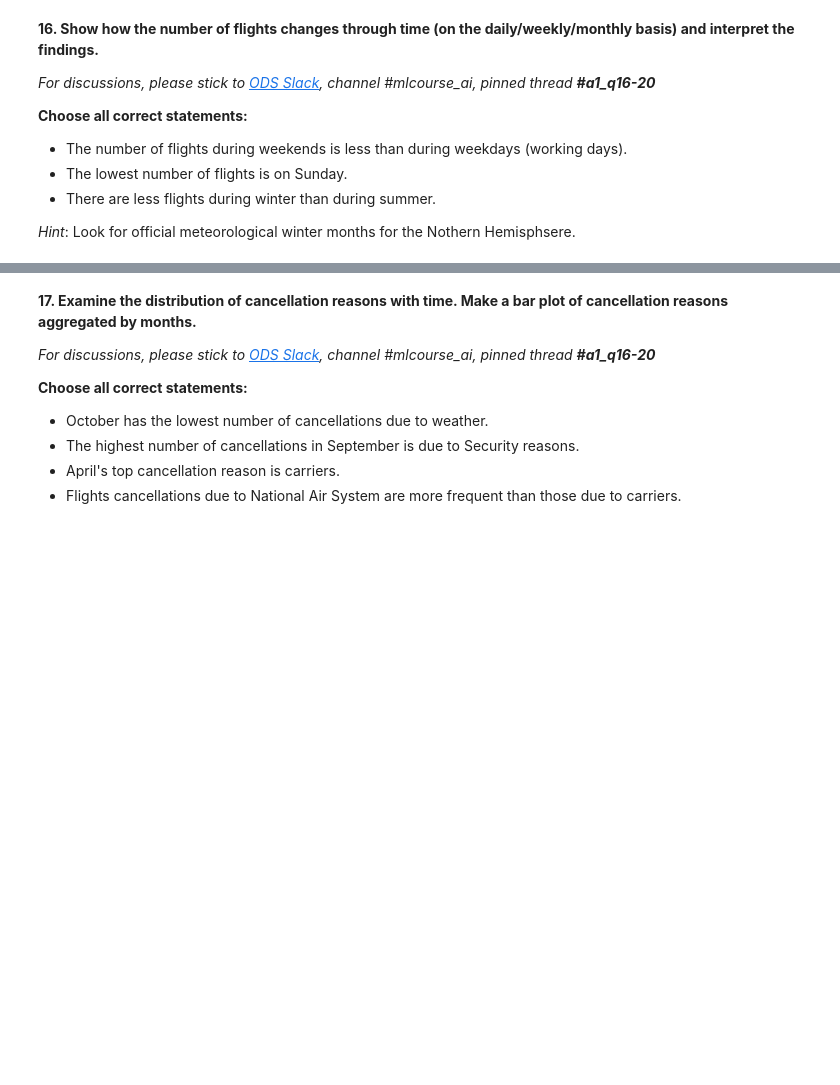
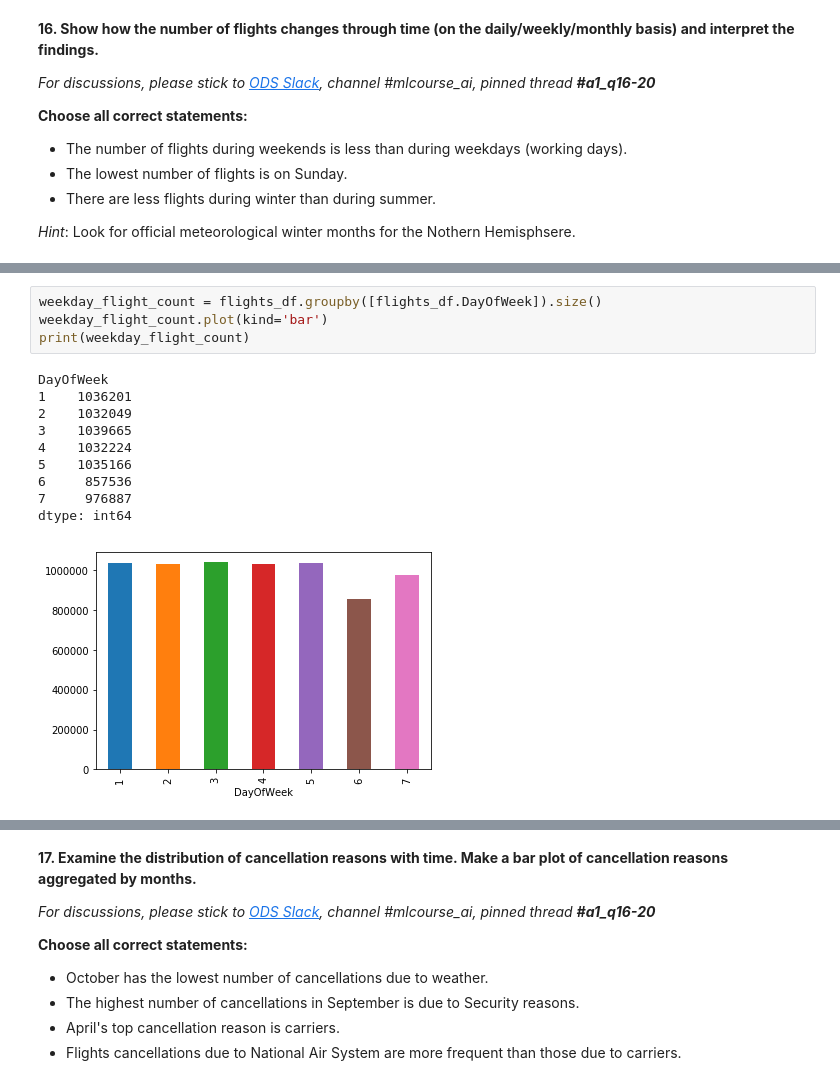
Before and after one commit to sitask/Spring2019_mlcourse.ai, a Jupyter notebook: assgn_1.ipynb, the cells around one changed output, grey strips where cells are left out. Cells and saved outputs as stored; diff of their text form; blank space fills up the shorter version.

```diff
--- a/assgn_1.ipynb
+++ b/assgn_1.ipynb
@@ -629,0 +668,15 @@ _Hint_: Look for official meteorological winter months for the Nothern Hemisphse
+# %%
+weekday_flight_count = flights_df.groupby([flights_df.DayOfWeek]).size()
+weekday_flight_count.plot(kind='bar')
+print(weekday_flight_count)
+# %% [output]
+DayOfWeek
+1    1036201
+2    1032049
+3    1039665
+4    1032224
+5    1035166
+6     857536
+7     976887
+dtype: int64
+[figure, added]
```
Also changed, not shown: parts of 29 cells of this notebook.
